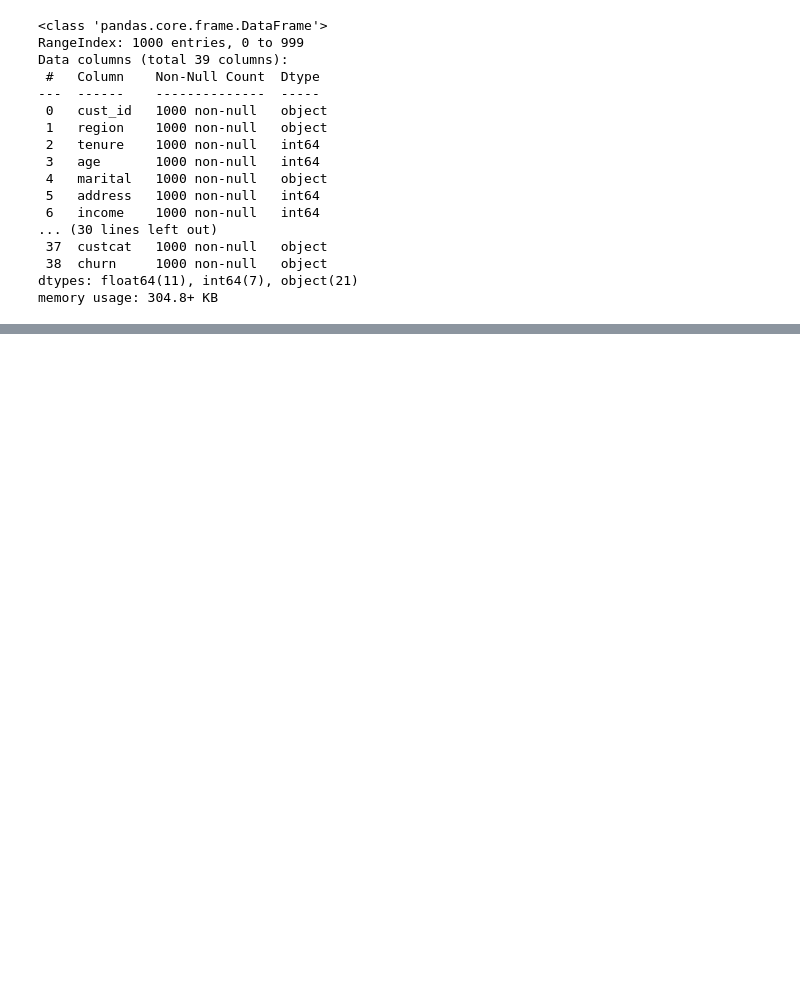
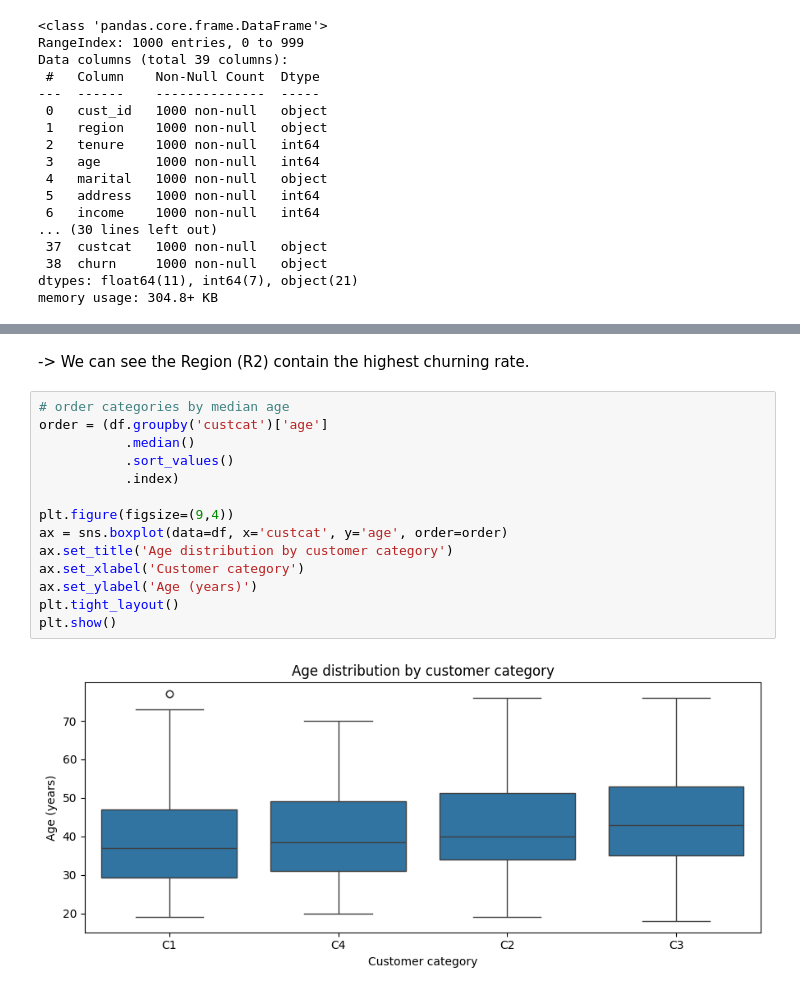
Before and after one commit to markqle/telecomchurning, a Jupyter notebook: TelecomChurning.ipynb, the cells around one changed output, grey strips where cells are left out. Cells and saved outputs as stored; diff of their text form; blank space fills up the shorter version.

```diff
--- a/TelecomChurning.ipynb
+++ b/TelecomChurning.ipynb
@@ -62,0 +169,18 @@ memory usage: 304.8+ KB
+# %% [markdown]
+-> We can see the Region (R2) contain the highest churning rate.
+# %%
+# order categories by median age
+order = (df.groupby('custcat')['age']
+           .median()
+           .sort_values()
+           .index)
+
+plt.figure(figsize=(9,4))
+ax = sns.boxplot(data=df, x='custcat', y='age', order=order)
+ax.set_title('Age distribution by customer category')
+ax.set_xlabel('Customer category')
+ax.set_ylabel('Age (years)')
+plt.tight_layout()
+plt.show()
+# %% [output]
+[figure, added]
```
Also changed, not shown: parts of 23 cells of this notebook.
